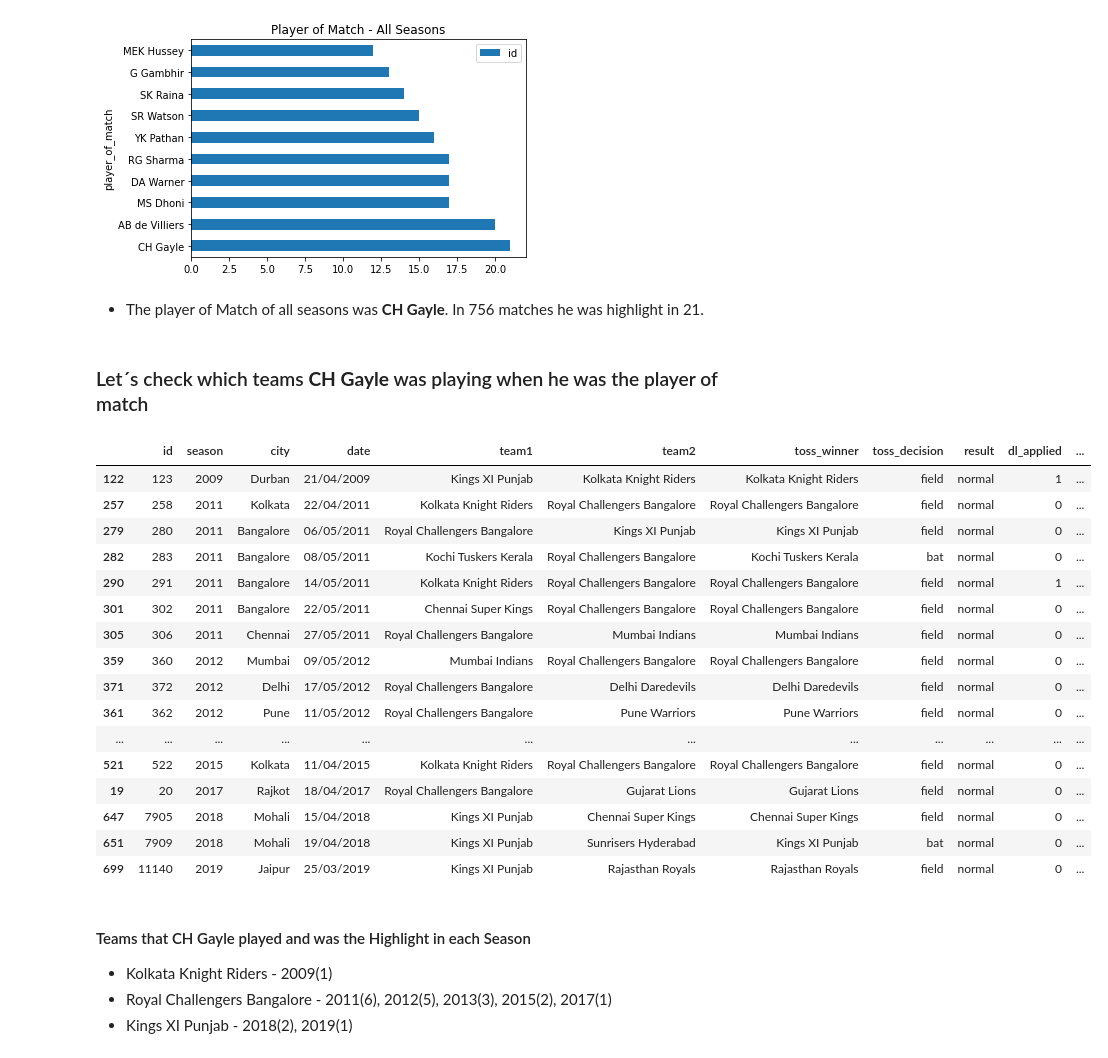
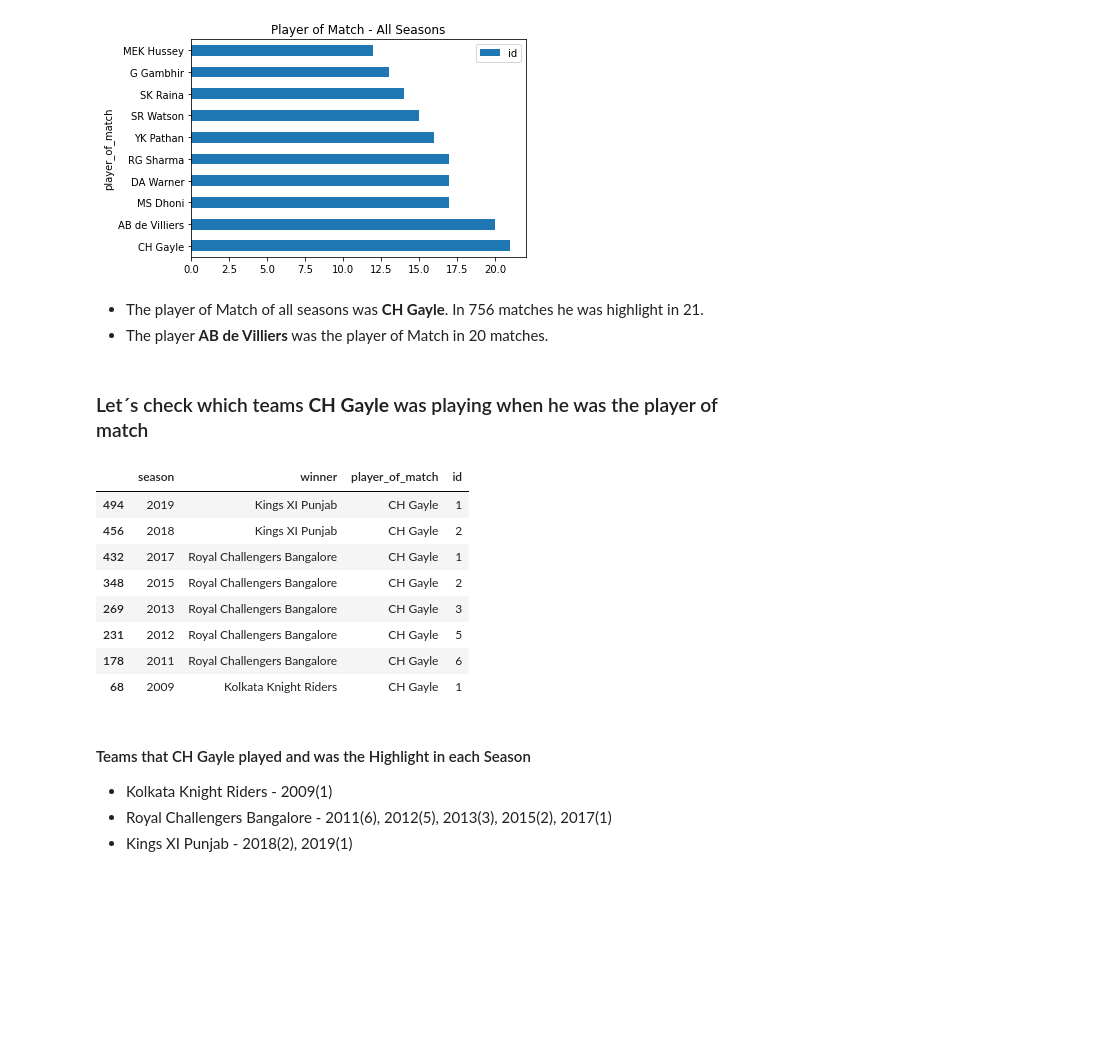
Before and after one commit to Cynthyah/SparksFoundation, a Jupyter notebook: Task5/Task5.ipynb, the cells around one changed output. Saved outputs shown, nothing was run; the diff lists cells and outputs as text; code cells hidden in the pictures; blank space fills up the shorter version.

```diff
--- a/Task5/Task5.ipynb
+++ b/Task5/Task5.ipynb
@@ -172,28 +180,23 @@ plt.show()
 [figure]
 # %% [markdown]
 - The player of Match of all seasons was **CH Gayle**. In 756 matches he was highlight in 21.
+- The player **AB de Villiers** was the player of Match in 20 matches.
 # %% [markdown]
 ### Let´s check which teams **CH Gayle** was playing when he was the player of match
 # %%
-df_matches[df_matches['player_of_match'] == 'CH Gayle'].sort_values(by='season')
+df_season_winner_player = df_matches.groupby(["season","winner","player_of_match"])["id"].count().reset_index()
+df_season_winner_player.sort_values(by=["season","winner","id"], ascending=False, inplace=True)
+df_season_winner_player[df_season_winner_player["player_of_match"] == "CH Gayle"]
 # %% [output]
-|  | id | season | city | date | team1 | team2 | toss_winner | toss_decision | result | dl_applied | ... |
-| 122 | 123 | 2009 | Durban | 21/04/2009 | Kings XI Punjab | Kolkata Knight Riders | Kolkata Knight Riders | field | normal | 1 | ... |
-| 257 | 258 | 2011 | Kolkata | 22/04/2011 | Kolkata Knight Riders | Royal Challengers Bangalore | Royal Challengers Bangalore | field | normal | 0 | ... |
-| 279 | 280 | 2011 | Bangalore | 06/05/2011 | Royal Challengers Bangalore | Kings XI Punjab | Kings XI Punjab | field | normal | 0 | ... |
-| 282 | 283 | 2011 | Bangalore | 08/05/2011 | Kochi Tuskers Kerala | Royal Challengers Bangalore | Kochi Tuskers Kerala | bat | normal | 0 | ... |
-| 290 | 291 | 2011 | Bangalore | 14/05/2011 | Kolkata Knight Riders | Royal Challengers Bangalore | Royal Challengers Bangalore | field | normal | 1 | ... |
-| 301 | 302 | 2011 | Bangalore | 22/05/2011 | Chennai Super Kings | Royal Challengers Bangalore | Royal Challengers Bangalore | field | normal | 0 | ... |
-| 305 | 306 | 2011 | Chennai | 27/05/2011 | Royal Challengers Bangalore | Mumbai Indians | Mumbai Indians | field | normal | 0 | ... |
-| 359 | 360 | 2012 | Mumbai | 09/05/2012 | Mumbai Indians | Royal Challengers Bangalore | Royal Challengers Bangalore | field | normal | 0 | ... |
-| 371 | 372 | 2012 | Delhi | 17/05/2012 | Royal Challengers Bangalore | Delhi Daredevils | Delhi Daredevils | field | normal | 0 | ... |
-| 361 | 362 | 2012 | Pune | 11/05/2012 | Royal Challengers Bangalore | Pune Warriors | Pune Warriors | field | normal | 0 | ... |
-| ... | ... | ... | ... | ... | ... | ... | ... | ... | ... | ... | ... |
-| 521 | 522 | 2015 | Kolkata | 11/04/2015 | Kolkata Knight Riders | Royal Challengers Bangalore | Royal Challengers Bangalore | field | normal | 0 | ... |
-| 19 | 20 | 2017 | Rajkot | 18/04/2017 | Royal Challengers Bangalore | Gujarat Lions | Gujarat Lions | field | normal | 0 | ... |
-| 647 | 7905 | 2018 | Mohali | 15/04/2018 | Kings XI Punjab | Chennai Super Kings | Chennai Super Kings | field | normal | 0 | ... |
-| 651 | 7909 | 2018 | Mohali | 19/04/2018 | Kings XI Punjab | Sunrisers Hyderabad | Kings XI Punjab | bat | normal | 0 | ... |
-| 699 | 11140 | 2019 | Jaipur | 25/03/2019 | Kings XI Punjab | Rajasthan Royals | Rajasthan Royals | field | normal | 0 | ... |
+|  | season | winner | player_of_match | id |
+| 494 | 2019 | Kings XI Punjab | CH Gayle | 1 |
+| 456 | 2018 | Kings XI Punjab | CH Gayle | 2 |
+| 432 | 2017 | Royal Challengers Bangalore | CH Gayle | 1 |
+| 348 | 2015 | Royal Challengers Bangalore | CH Gayle | 2 |
+| 269 | 2013 | Royal Challengers Bangalore | CH Gayle | 3 |
+| 231 | 2012 | Royal Challengers Bangalore | CH Gayle | 5 |
+| 178 | 2011 | Royal Challengers Bangalore | CH Gayle | 6 |
+| 68 | 2009 | Kolkata Knight Riders | CH Gayle | 1 |
 # %% [markdown]
 #### Teams that CH Gayle played and was the Highlight in each Season
 - Kolkata Knight Riders - 2009(1)
```
Also changed, not shown: parts of 8 cells of this notebook, 2 other files.
